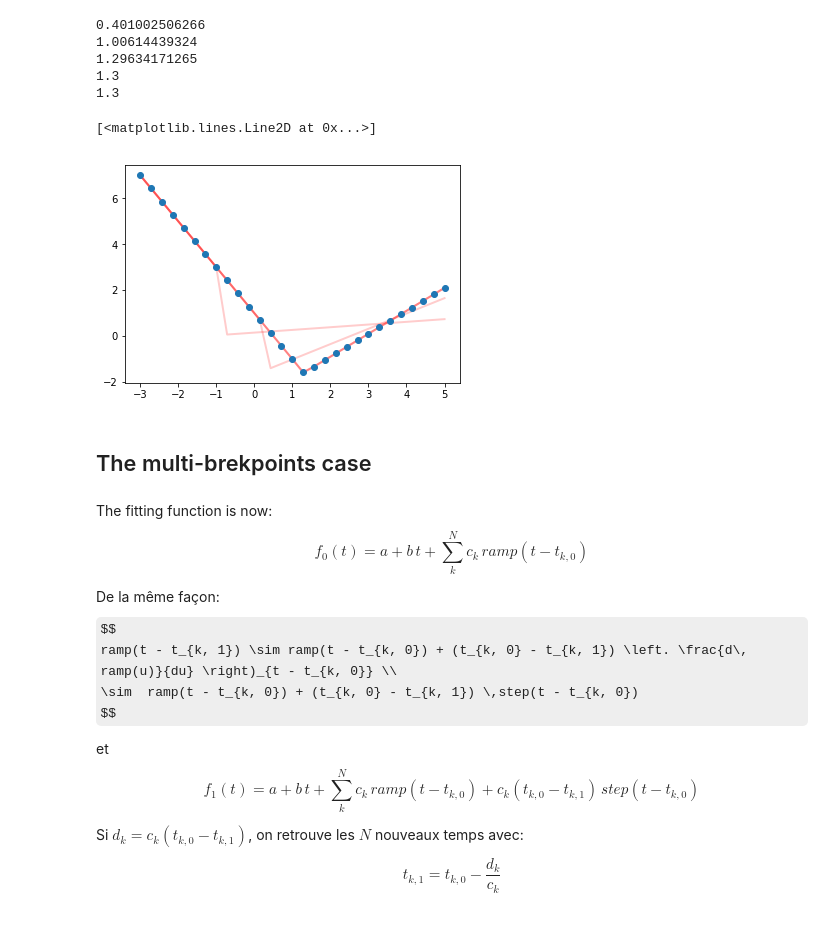
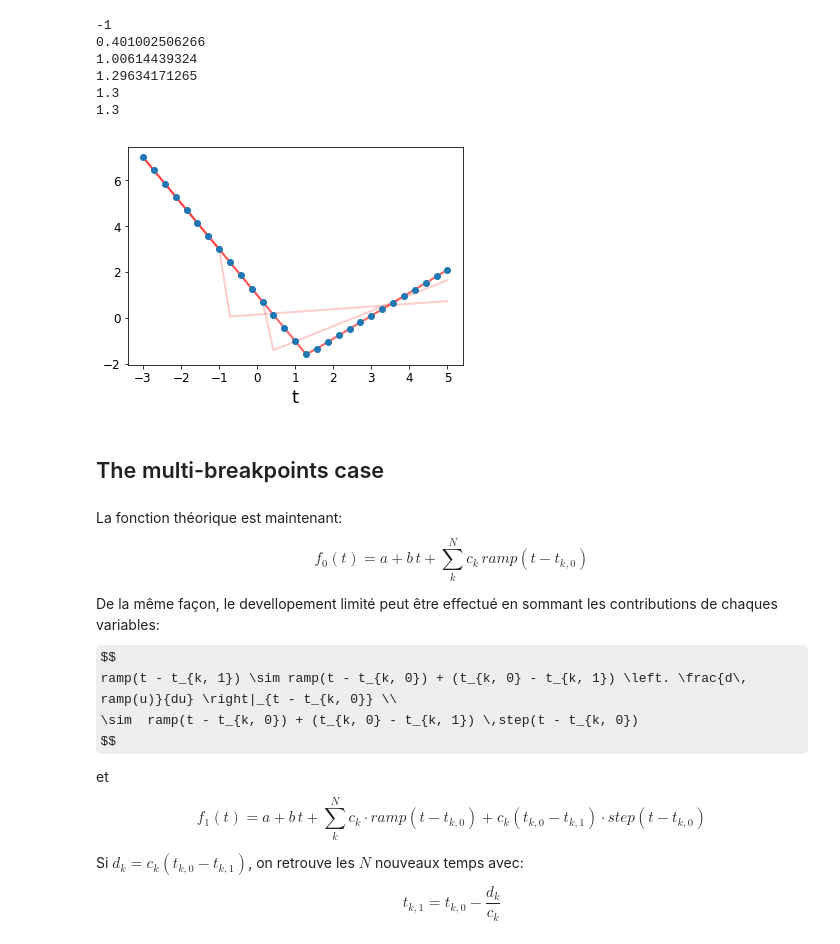
Before and after one commit to xdze2/xdze2.github.io-src, a Jupyter notebook: content/statistiques/segmentedLinearReg.ipynb, the cells around one changed output. Cells and saved outputs as stored; diff of their text form; code cells hidden in the pictures; some formulas as TeX source.

```diff
--- a/content/statistiques/segmentedLinearReg.ipynb
+++ b/content/statistiques/segmentedLinearReg.ipynb
@@ -82,43 +101,49 @@ from numpy.linalg import lstsq
 # %%
 t0 = -1
 X = t
 ones = np.ones_like(X)
-for k in range( 5 ):
+for k in range( 6 ):
+    print(t0)
+
     R, S = ramp( X - t0 ), step( X - t0 )
     A = np.array([ ones, X,  R, S  ])
-    sol = lstsq(A.T, Y)
+    sol = lstsq(A.transpose(), Y)
     a, b, c, d = sol[0]
     t1 = t0 - d/c
+
+    # next iteration
+    t0 = t1
+
+    # plot
     plt.plot( t, ones*a + b*X + c*R + d*S, 'r', alpha=.2  )
-    t0 = t1
-    print(t1)
 
-plt.plot( t, Y, 'o' )
+
+plt.plot( t, Y, 'o' ); plt.xlabel('t');
 # %% [output]
+-1
 0.401002506266
 1.00614439324
 1.29634171265
 1.3
 1.3
-[<matplotlib.lines.Line2D at 0x...>]
-[figure, old version]
+[figure, new version]
 # %% [markdown]
-## The multi-brekpoints case
+## The multi-breakpoints case
 # %% [markdown]
-The fitting function is now:
+La fonction théorique est maintenant:
 $$
 f_0(t) = a + b\,t + \sum_k^N c_{k}\, ramp( t - t_{k, 0} )
 $$
 
-De la même façon:
+De la même façon, le devellopement limité peut être effectué en sommant les contributions de chaques variables:
 $$
-ramp(t - t_{k, 1}) \sim ramp(t - t_{k, 0}) + (t_{k, 0} - t_{k, 1}) \left. \frac{d\, ramp(u)}{du} \right)_{t - t_{k, 0}} \\
+ramp(t - t_{k, 1}) \sim ramp(t - t_{k, 0}) + (t_{k, 0} - t_{k, 1}) \left. \frac{d\, ramp(u)}{du} \right|_{t - t_{k, 0}} \\
 \sim  ramp(t - t_{k, 0}) + (t_{k, 0} - t_{k, 1}) \,step(t - t_{k, 0})
 $$
 
 et
 $$
-f_1(t) = a + b\,t + \sum_k^N c_{k}\, ramp( t - t_{k, 0} ) + c_{k}(t_{k, 0} - t_{k, 1}) \,step(t - t_{k, 0})
+f_1(t) = a + b\,t + \sum_k^N c_{k}\cdot ramp( t - t_{k, 0} ) + c_{k}(t_{k, 0} - t_{k, 1}) \cdot step(t - t_{k, 0})
 $$
 
 Si $d_k =  c_{k}(t_{k, 0} - t_{k, 1}) $, on retrouve les $N$ nouveaux temps avec:
```
Also changed, not shown: parts of 15 cells of this notebook, 1 other file.
